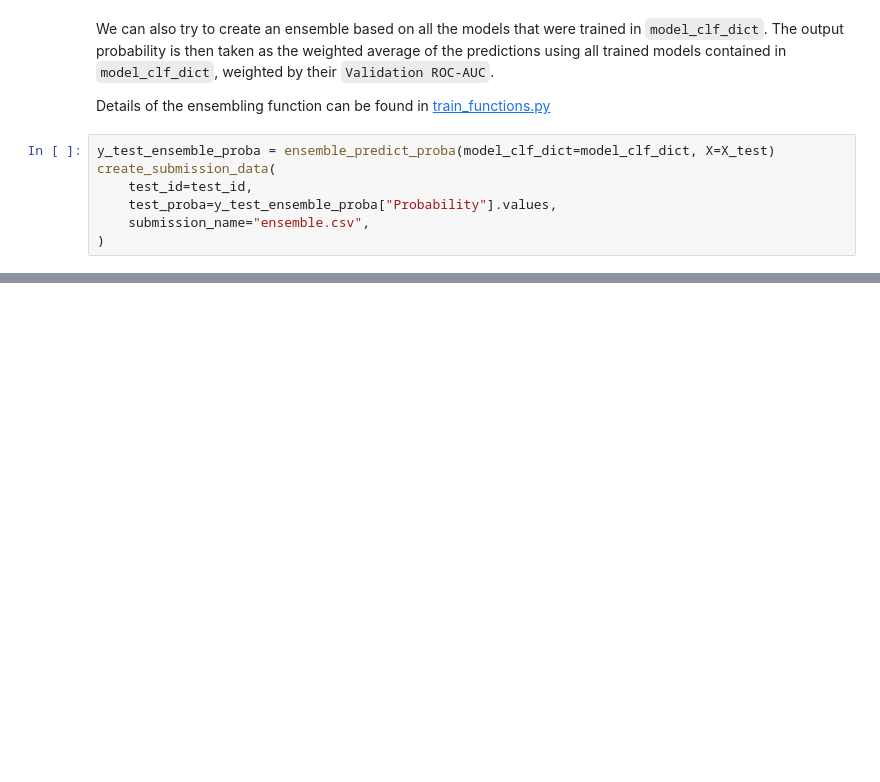
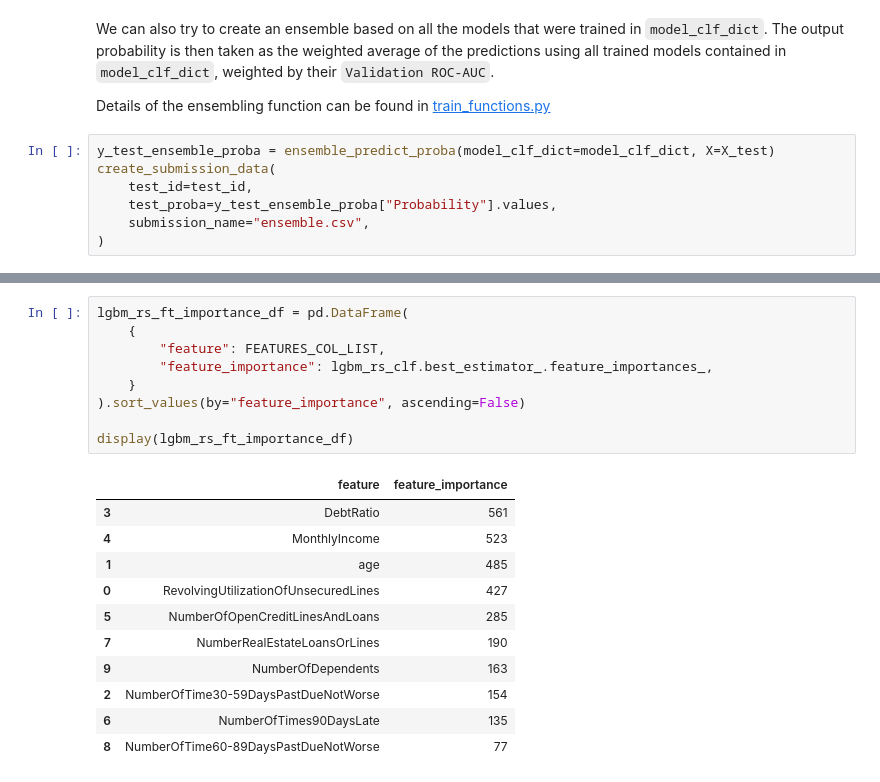
Before and after one commit to aldisf/kaggle_givemesomecredit_apr2022, a Jupyter notebook: analysis_and_modeling.ipynb, the cells around one changed output, grey strips where cells are left out. Cells and saved outputs as stored; diff of their text form; blank space fills up the shorter version.

```diff
--- a/analysis_and_modeling.ipynb
+++ b/analysis_and_modeling.ipynb
@@ -578,0 +631,21 @@ We also explored ensembling all the trained models to see whether they will perf
+# %%
+lgbm_rs_ft_importance_df = pd.DataFrame(
+    {
+        "feature": FEATURES_COL_LIST,
+        "feature_importance": lgbm_rs_clf.best_estimator_.feature_importances_,
+    }
+).sort_values(by="feature_importance", ascending=False)
+
+display(lgbm_rs_ft_importance_df)
+# %% [output]
+|  | feature | feature_importance |
+| 3 | DebtRatio | 561 |
+| 4 | MonthlyIncome | 523 |
+| 1 | age | 485 |
+| 0 | RevolvingUtilizationOfUnsecuredLines | 427 |
+| 5 | NumberOfOpenCreditLinesAndLoans | 285 |
+| 7 | NumberRealEstateLoansOrLines | 190 |
+| 9 | NumberOfDependents | 163 |
+| 2 | NumberOfTime30-59DaysPastDueNotWorse | 154 |
+| 6 | NumberOfTimes90DaysLate | 135 |
+| 8 | NumberOfTime60-89DaysPastDueNotWorse | 77 |
```
Also changed, not shown: parts of 4 cells of this notebook, 1 other file.
